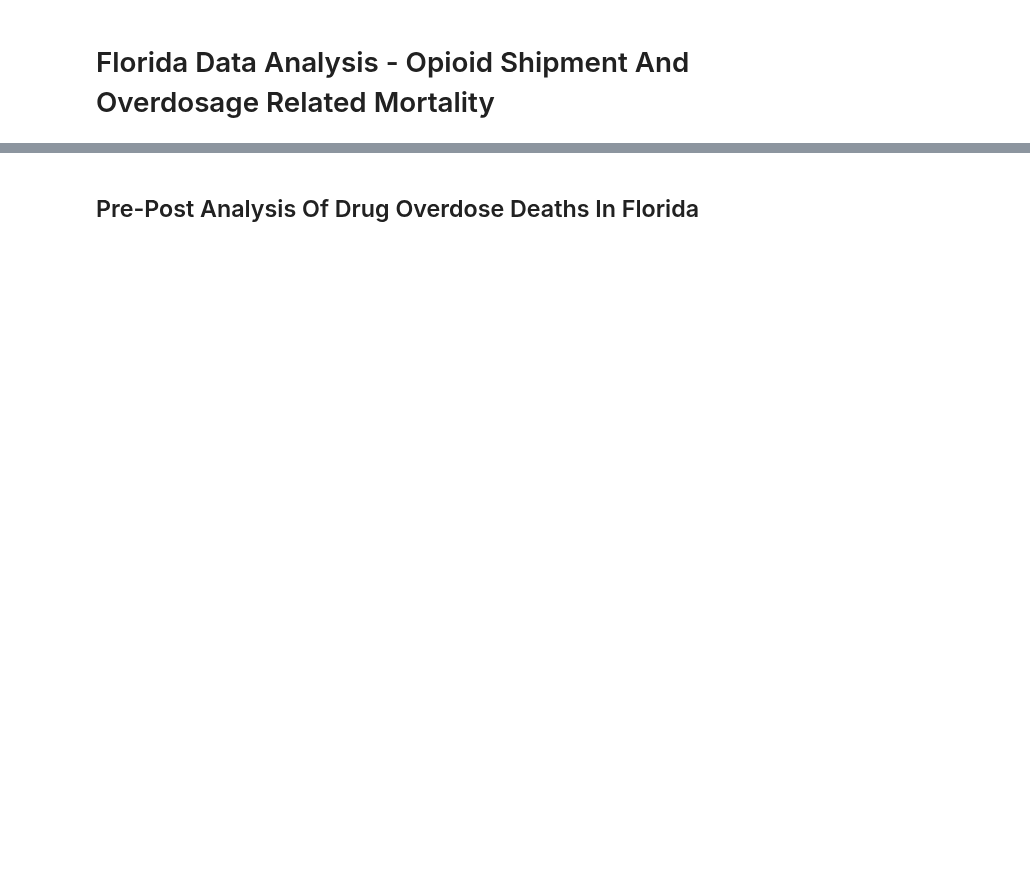
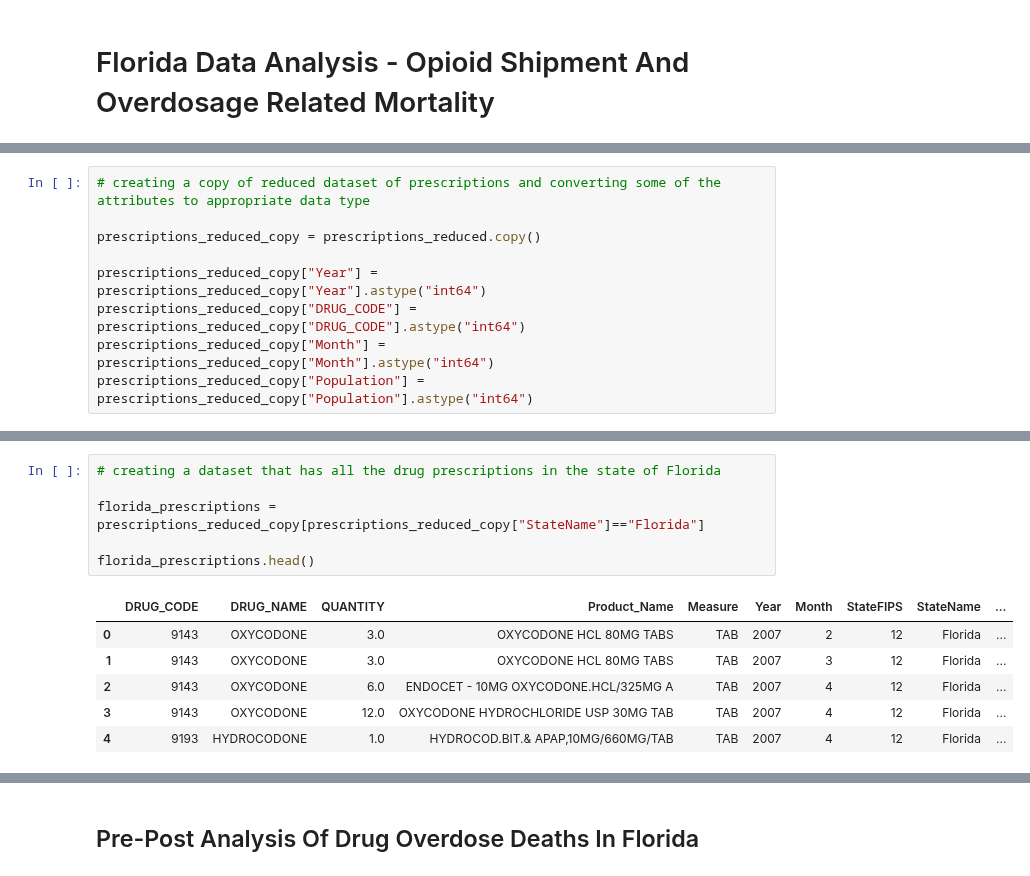
Before and after one commit to abzdel/Opioid-Analysis, a Jupyter notebook: Florida Diff-in-Diff Overdose Deaths.ipynb, the cells around one changed output, grey strips where cells are left out. Drawn from its saved outputs; the diff is of its cells as text; blank space fills up the shorter version.

```diff
--- a/Florida Diff-in-Diff Overdose Deaths.ipynb
+++ b/Florida Diff-in-Diff Overdose Deaths.ipynb
@@ -2,0 +58,9 @@
+# %%
+# creating a copy of reduced dataset of prescriptions and converting some of the attributes to appropriate data type
+
+prescriptions_reduced_copy = prescriptions_reduced.copy()
+
+prescriptions_reduced_copy["Year"] = prescriptions_reduced_copy["Year"].astype("int64")
+prescriptions_reduced_copy["DRUG_CODE"] = prescriptions_reduced_copy["DRUG_CODE"].astype("int64")
+prescriptions_reduced_copy["Month"] = prescriptions_reduced_copy["Month"].astype("int64")
+prescriptions_reduced_copy["Population"] = prescriptions_reduced_copy["Population"].astype("int64")
@@ -2,0 +74,13 @@
+# %%
+# creating a dataset that has all the drug prescriptions in the state of Florida
+
+florida_prescriptions = prescriptions_reduced_copy[prescriptions_reduced_copy["StateName"]=="Florida"]
+
+florida_prescriptions.head()
+# %% [output]
+|  | DRUG_CODE | DRUG_NAME | QUANTITY | Product_Name | Measure | Year | Month | StateFIPS | StateName | ... |
+| 0 | 9143 | OXYCODONE | 3.0 | OXYCODONE HCL 80MG TABS | TAB | 2007 | 2 | 12 | Florida | ... |
+| 1 | 9143 | OXYCODONE | 3.0 | OXYCODONE HCL 80MG TABS | TAB | 2007 | 3 | 12 | Florida | ... |
+| 2 | 9143 | OXYCODONE | 6.0 | ENDOCET - 10MG OXYCODONE.HCL/325MG A | TAB | 2007 | 4 | 12 | Florida | ... |
+| 3 | 9143 | OXYCODONE | 12.0 | OXYCODONE HYDROCHLORIDE USP 30MG TAB | TAB | 2007 | 4 | 12 | Florida | ... |
+| 4 | 9193 | HYDROCODONE | 1.0 | HYDROCOD.BIT.& APAP,10MG/660MG/TAB | TAB | 2007 | 4 | 12 | Florida | ... |
```
Also changed, not shown: parts of 10 cells of this notebook.
